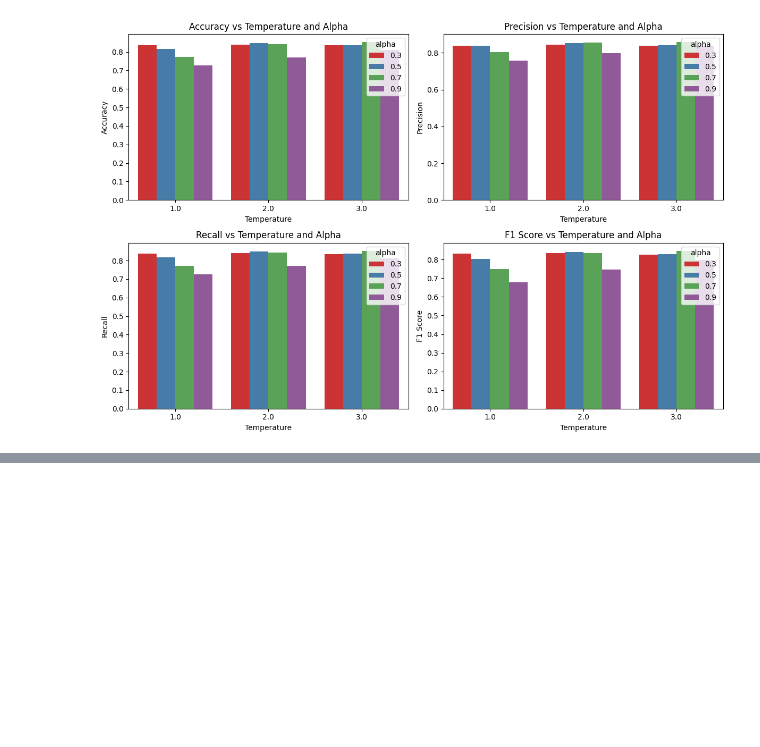
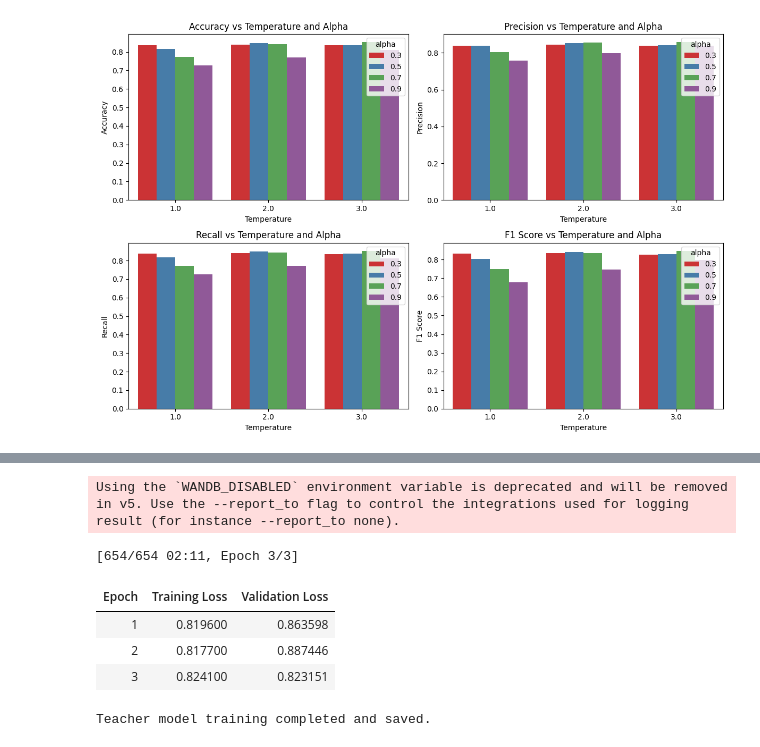
Before and after one commit to emrekuruu/Fine-Tune, a Jupyter notebook: knowledge_distil_roberta_vs_distilbert.ipynb, the cells around one changed output, grey strips where cells are left out. Drawn from its saved outputs; the diff is of its cells as text; code cells hidden in the pictures; blank space fills up the shorter version.

```diff
--- a/knowledge_distil_roberta_vs_distilbert.ipynb
+++ b/knowledge_distil_roberta_vs_distilbert.ipynb
@@ -953,0 +962,3 @@ plt.show()
+# %%
+tokenizer = AutoTokenizer.from_pretrained("bert-base-uncased")
+train_dataset, val_dataset, test_dataset = prepare_datasets(tokenizer)
@@ -953,0 +971,3 @@ plt.show()
+# %%
+teacher_model = AutoModelForSequenceClassification.from_pretrained("roberta-base", num_labels=3).to("cuda")
+student_model = AutoModelForSequenceClassification.from_pretrained("distilbert-base-uncased", num_labels=3).to("cuda")
@@ -953,0 +979,40 @@ plt.show()
+# %%
+training_args_teacher = TrainingArguments(
+    output_dir="/content/teacher_model",
+    eval_strategy="epoch",
+    save_strategy="epoch",
+    logging_dir="/content/logs_teacher",
+    logging_steps=10,
+    per_device_train_batch_size=16,
+    per_device_eval_batch_size=16,
+    num_train_epochs=3,
+    save_total_limit=2,
+    load_best_model_at_end=True,
+    push_to_hub=False,
+)
+# %% [output]
+Using the `WANDB_DISABLED` environment variable is deprecated and will be removed in v5. Use the --report_to flag to control the integrations used for logging result (for instance --report_to none).
+# %%
+import os
+
+os.environ["WANDB_DISABLED"] = "true"
+
+trainer_teacher = Trainer(
+    model=teacher_model,
+    args=training_args_teacher,
+    train_dataset=train_dataset,
+    eval_dataset=val_dataset,
+    tokenizer=tokenizer,
+)
+
+trainer_teacher.train()
+
+teacher_model.save_pretrained("./teacher_model")
+print("Teacher model training completed and saved.")
+# %% [output]
+[654/654 02:11, Epoch 3/3]
+| Epoch | Training Loss | Validation Loss |
+| 1 | 0.819600 | 0.863598 |
+| 2 | 0.817700 | 0.887446 |
+| 3 | 0.824100 | 0.823151 |
+Teacher model training completed and saved.
```
Also changed, not shown: parts of 19 cells of this notebook.
